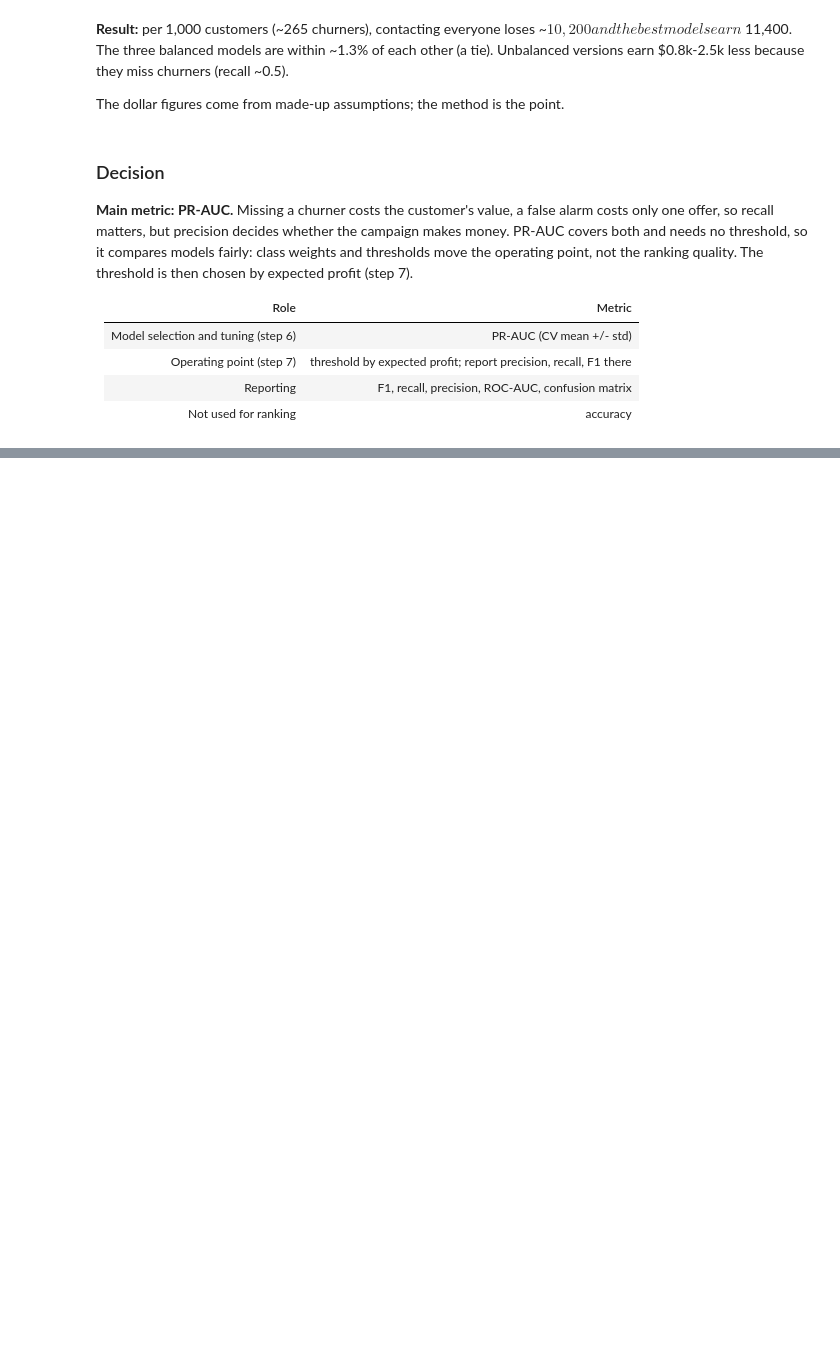
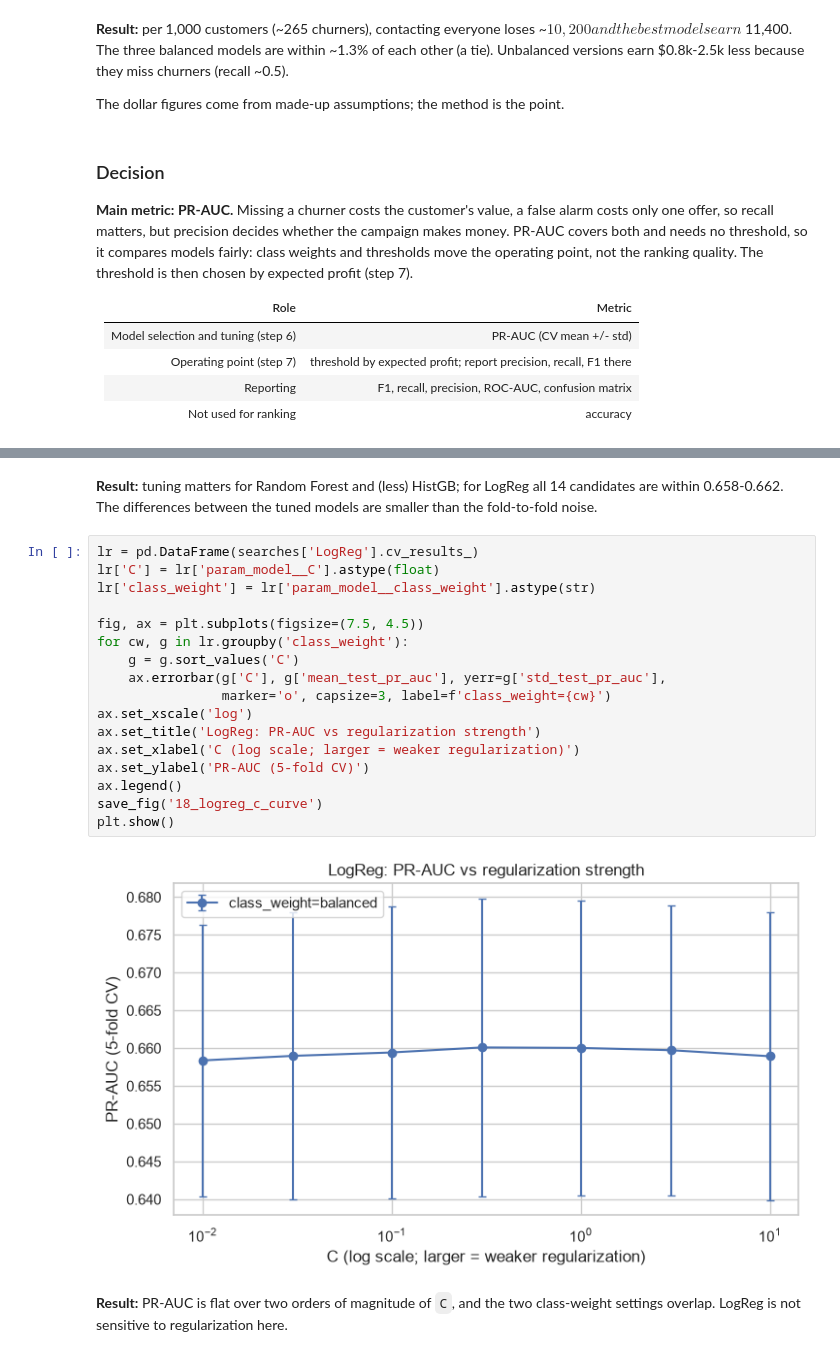
Before and after one commit to Sheyda-Fathi/customer-churn-prediction, a Jupyter notebook: notebooks/03_modeling.ipynb, the cells around one changed output, grey strips where cells are left out. Cells and saved outputs as stored; diff of their text form; blank space fills up the shorter version.

```diff
--- a/notebooks/03_modeling.ipynb
+++ b/notebooks/03_modeling.ipynb
@@ -417,0 +528,23 @@ The dollar figures come from made-up assumptions; the method is the point.
+# %% [markdown]
+**Result:** tuning matters for Random Forest and (less) HistGB; for LogReg all 14 candidates are within 0.658-0.662. The differences between the tuned models are smaller than the fold-to-fold noise.
+# %%
+lr = pd.DataFrame(searches['LogReg'].cv_results_)
+lr['C'] = lr['param_model__C'].astype(float)
+lr['class_weight'] = lr['param_model__class_weight'].astype(str)
+
+fig, ax = plt.subplots(figsize=(7.5, 4.5))
+for cw, g in lr.groupby('class_weight'):
+    g = g.sort_values('C')
+    ax.errorbar(g['C'], g['mean_test_pr_auc'], yerr=g['std_test_pr_auc'],
+                marker='o', capsize=3, label=f'class_weight={cw}')
+ax.set_xscale('log')
+ax.set_title('LogReg: PR-AUC vs regularization strength')
+ax.set_xlabel('C (log scale; larger = weaker regularization)')
+ax.set_ylabel('PR-AUC (5-fold CV)')
+ax.legend()
+save_fig('18_logreg_c_curve')
+plt.show()
+# %% [output]
+[figure, added]
+# %% [markdown]
+**Result:** PR-AUC is flat over two orders of magnitude of `C`, and the two class-weight settings overlap. LogReg is not sensitive to regularization here.
```
Also changed, not shown: parts of 13 cells of this notebook, 8 other files.
